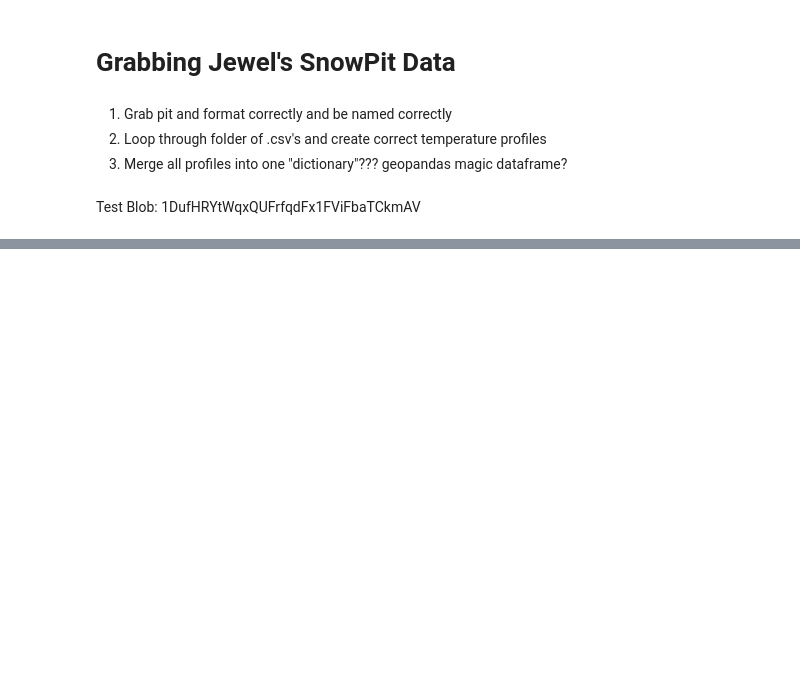
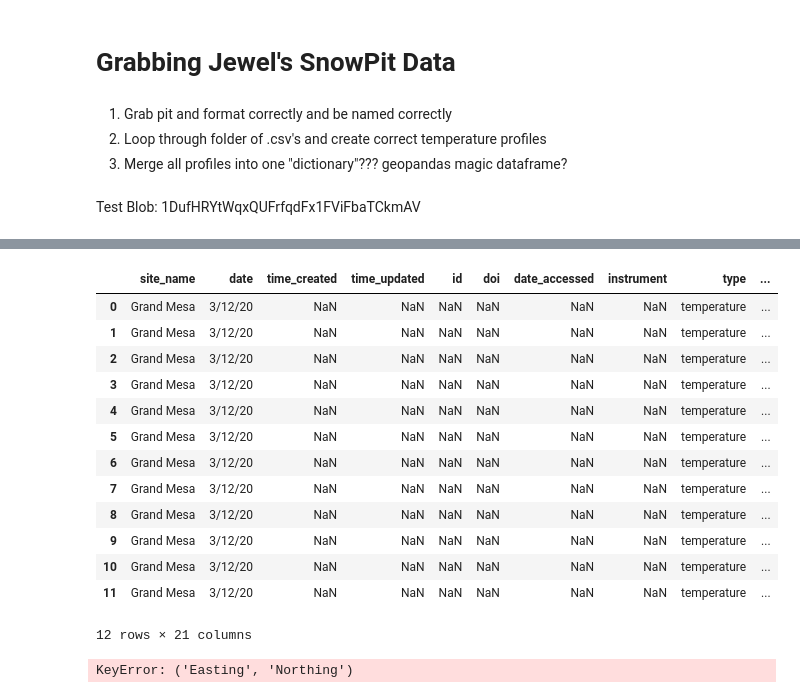
Before and after one commit to snowex-hackweek/hot-pow, a Jupyter notebook: contributors/Zachary_Miller/Jewel_SnowTemps.ipynb, the cells around one changed output, grey strips where cells are left out. Saved outputs shown, nothing was run; the diff lists cells and outputs as text; code cells hidden in the pictures; blank space fills up the shorter version.

```diff
--- a/contributors/Zachary_Miller/Jewel_SnowTemps.ipynb
+++ b/contributors/Zachary_Miller/Jewel_SnowTemps.ipynb
@@ -159,0 +204,32 @@ dfmerged
+# %%
+# split date/time to separate columns
+date_time = dfmerged['Time:'].str.split(expand=True)
+dfreorder['date'] = date_time[0]
+dfreorder['time'] = date_time[1]
+dfreorder
+# %% [output]
+|  | site_name | date | time_created | time_updated | id | doi | date_accessed | instrument | type | ... |
+| 0 | Grand Mesa | 3/12/20 | NaN | NaN | NaN | NaN | NaN | NaN | temperature | ... |
+| 1 | Grand Mesa | 3/12/20 | NaN | NaN | NaN | NaN | NaN | NaN | temperature | ... |
+| 2 | Grand Mesa | 3/12/20 | NaN | NaN | NaN | NaN | NaN | NaN | temperature | ... |
+| 3 | Grand Mesa | 3/12/20 | NaN | NaN | NaN | NaN | NaN | NaN | temperature | ... |
+| 4 | Grand Mesa | 3/12/20 | NaN | NaN | NaN | NaN | NaN | NaN | temperature | ... |
+| 5 | Grand Mesa | 3/12/20 | NaN | NaN | NaN | NaN | NaN | NaN | temperature | ... |
+| 6 | Grand Mesa | 3/12/20 | NaN | NaN | NaN | NaN | NaN | NaN | temperature | ... |
+| 7 | Grand Mesa | 3/12/20 | NaN | NaN | NaN | NaN | NaN | NaN | temperature | ... |
+| 8 | Grand Mesa | 3/12/20 | NaN | NaN | NaN | NaN | NaN | NaN | temperature | ... |
+| 9 | Grand Mesa | 3/12/20 | NaN | NaN | NaN | NaN | NaN | NaN | temperature | ... |
+| 10 | Grand Mesa | 3/12/20 | NaN | NaN | NaN | NaN | NaN | NaN | temperature | ... |
+| 11 | Grand Mesa | 3/12/20 | NaN | NaN | NaN | NaN | NaN | NaN | temperature | ... |
+12 rows × 21 columns
+# %%
+# combine northing/easting into one geom column
+import geopandas as geopandas
+from shapely.geometry import Point
+
+loc =
+#dfgeo = geopandas.GeoSeries.from_wkt(dfmerged['Easting', 'Northing'])
+
+#https://geopandas.org/docs/reference/api/geopandas.GeoDataFrame.html#geopandas.GeoDataFrame
+# %% [output]
+KeyError: ('Easting', 'Northing')
```
Also changed, not shown: parts of 22 cells of this notebook.
